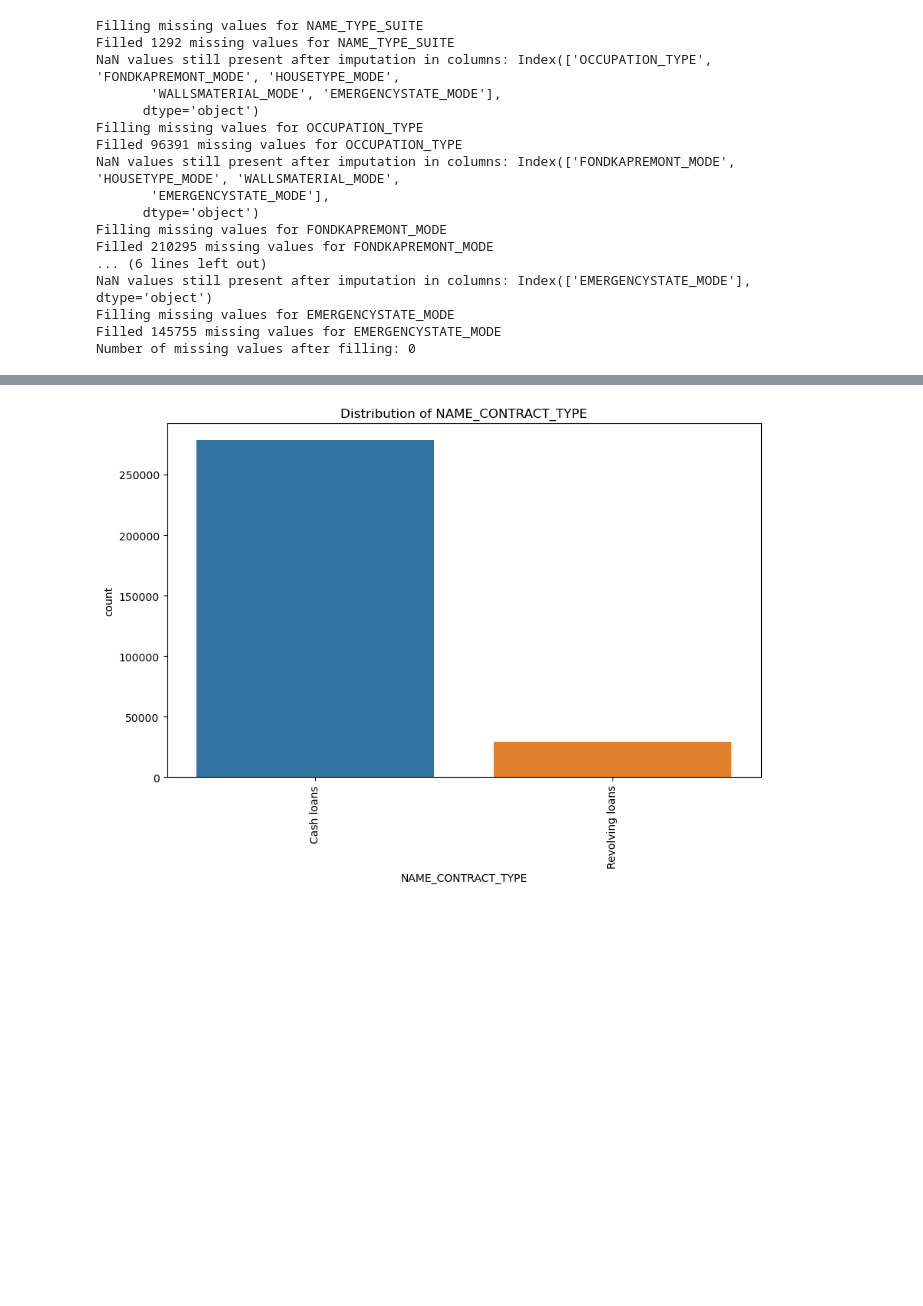
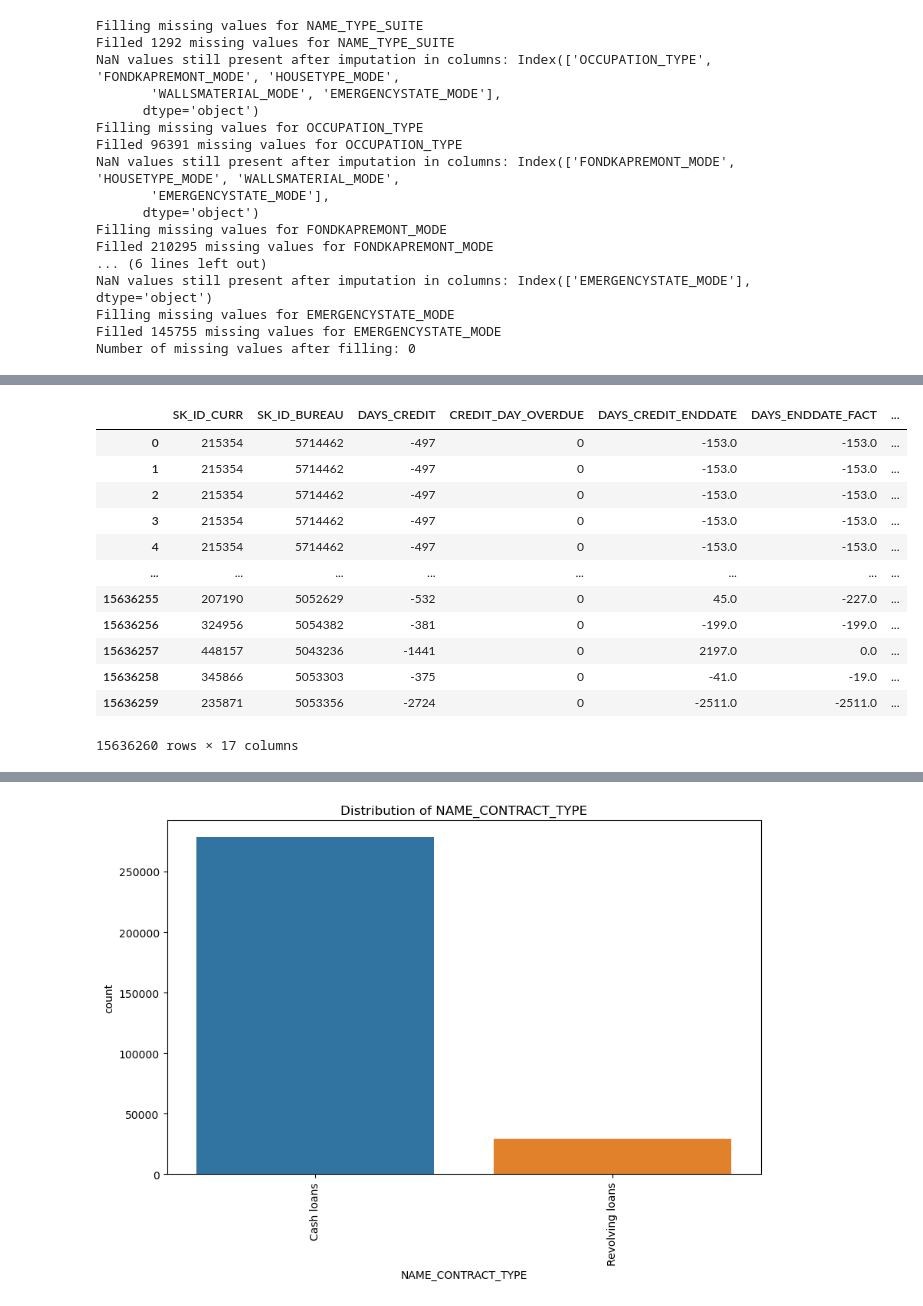
Before and after one commit to muhkashiff/Extract_transform_load_EDA_Home_credit, a Jupyter notebook: ETL_EDA.ipynb, the cells around one changed output, grey strips where cells are left out. Cells and saved outputs as stored; diff of their text form; code cells hidden in the pictures; blank space fills up the shorter version.

```diff
--- a/ETL_EDA.ipynb
+++ b/ETL_EDA.ipynb
@@ -397,0 +461,16 @@ data_cleaned
+# %%
+# Separate SK_ID_CURR along with numerical columns
+numerical_and_id = bureau_data.select_dtypes(include=['number']).copy()
+
+# Include SK_ID_CURR in numerical set
+numerical_and_id['SK_ID_CURR'] = bureau_data['SK_ID_CURR']
+
+# Separate SK_ID_CURR along with categorical columns
+categorical_and_id = bureau_data.select_dtypes(include=['object', 'category']).copy()
+
+# Include SK_ID_CURR in categorical set
+categorical_and_id['SK_ID_CURR'] = bureau_data['SK_ID_CURR']
+
+# Print or use the separated data
+print("SK_ID_CURR along with Numerical Columns:")
+print(numerical_and_id)
@@ -397,0 +605,20 @@ data_cleaned
+# %%
+# merge the numercial and categorical data after inspecting the missing values
+bureau_merge_data = pd.merge(numerical_and_id,categorical_and_id,on="SK_ID_CURR")
+# %%
+# get the data frame of merged data
+bureau_merge_data
+# %% [output]
+|  | SK_ID_CURR | SK_ID_BUREAU | DAYS_CREDIT | CREDIT_DAY_OVERDUE | DAYS_CREDIT_ENDDATE | DAYS_ENDDATE_FACT | ... |
+| 0 | 215354 | 5714462 | -497 | 0 | -153.0 | -153.0 | ... |
+| 1 | 215354 | 5714462 | -497 | 0 | -153.0 | -153.0 | ... |
+| 2 | 215354 | 5714462 | -497 | 0 | -153.0 | -153.0 | ... |
+| 3 | 215354 | 5714462 | -497 | 0 | -153.0 | -153.0 | ... |
+| 4 | 215354 | 5714462 | -497 | 0 | -153.0 | -153.0 | ... |
+| ... | ... | ... | ... | ... | ... | ... | ... |
+| 15636255 | 207190 | 5052629 | -532 | 0 | 45.0 | -227.0 | ... |
+| 15636256 | 324956 | 5054382 | -381 | 0 | -199.0 | -199.0 | ... |
+| 15636257 | 448157 | 5043236 | -1441 | 0 | 2197.0 | 0.0 | ... |
+| 15636258 | 345866 | 5053303 | -375 | 0 | -41.0 | -19.0 | ... |
+| 15636259 | 235871 | 5053356 | -2724 | 0 | -2511.0 | -2511.0 | ... |
+15636260 rows × 17 columns
```
Also changed, not shown: parts of 60 cells of this notebook.
